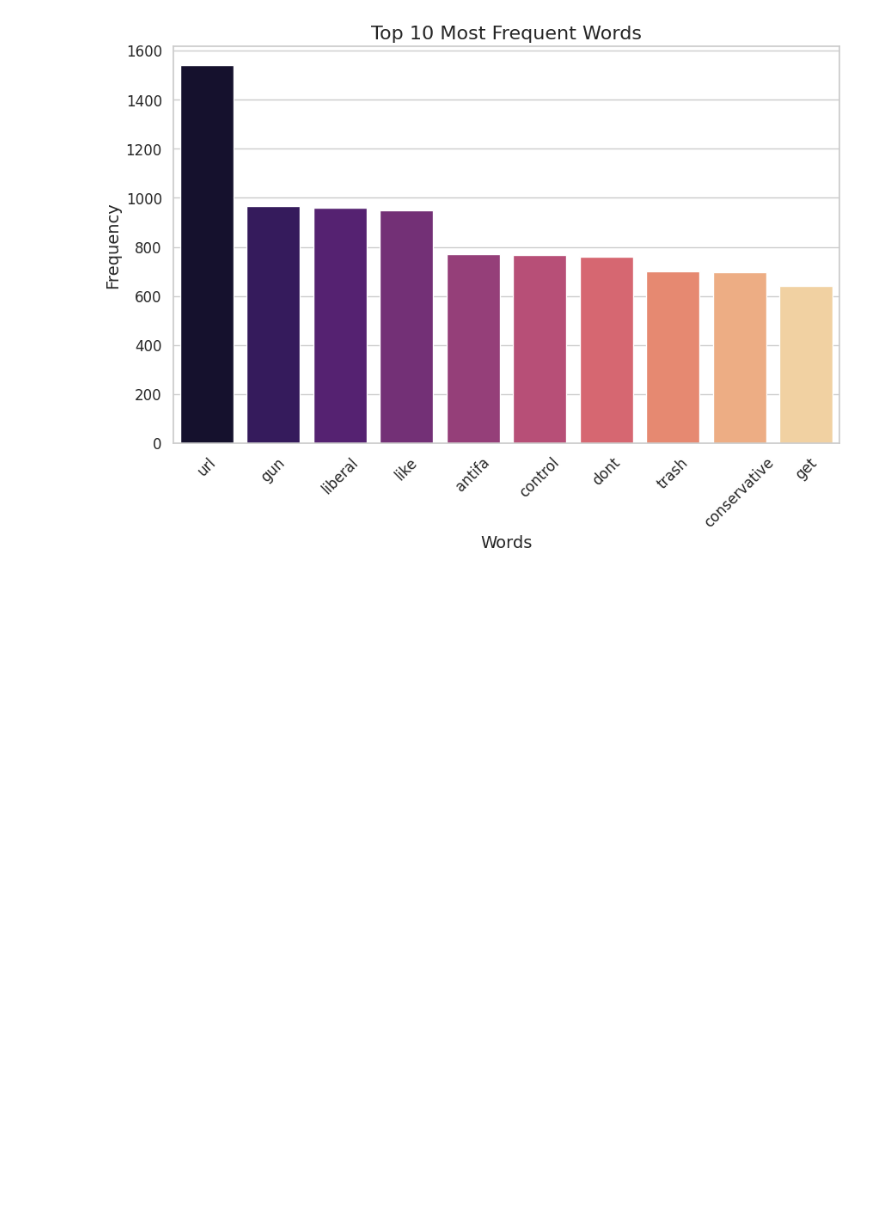
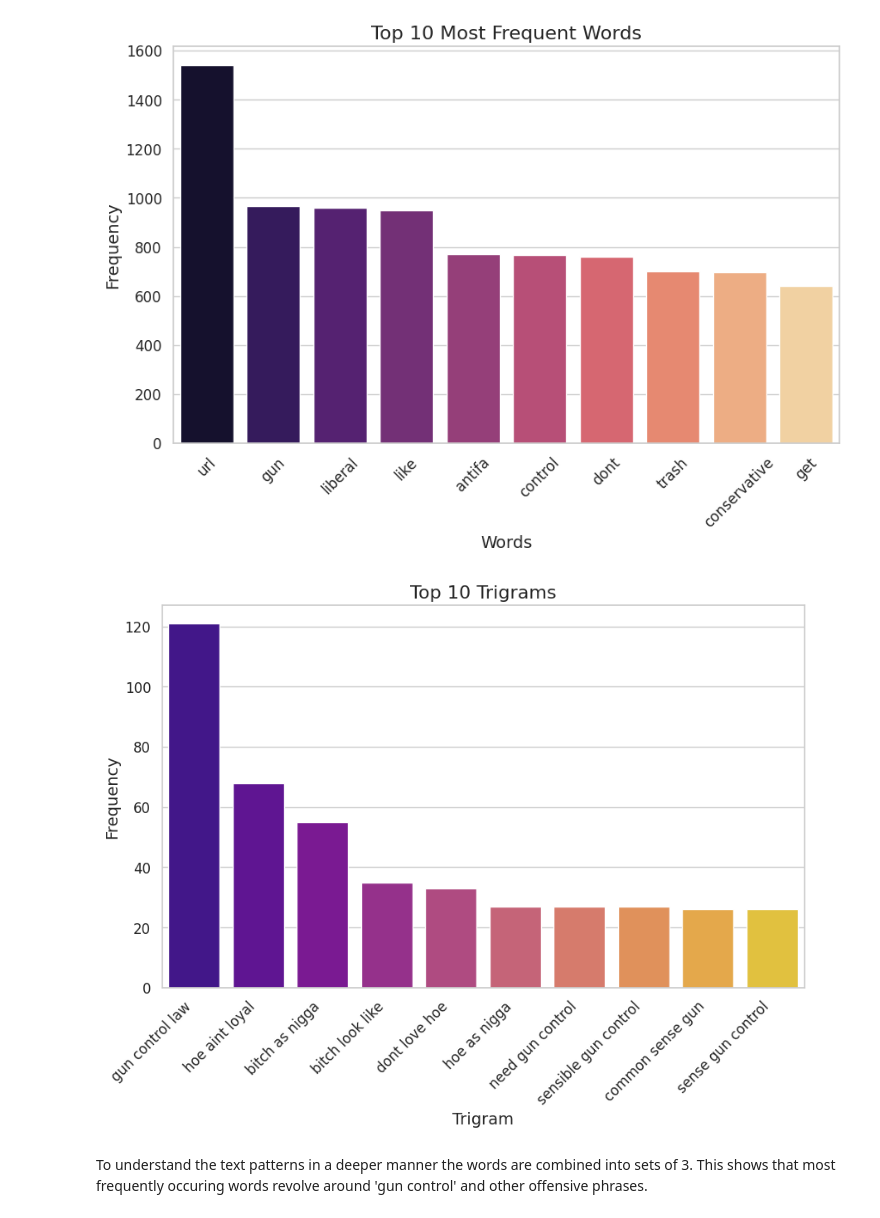
Before and after one commit to sumanapalle065/LLM-Assign3, a Jupyter notebook: LLM_Assign3.ipynb, the cells around one changed output. Drawn from its saved outputs; the diff is of its cells as text; code cells hidden in the pictures; blank space fills up the shorter version.

```diff
--- a/LLM_Assign3.ipynb
+++ b/LLM_Assign3.ipynb
@@ -258,3 +274,38 @@ llm_mtplot.legend([],[], frameon=False)
 llm_mtplot.show()
 # %% [output]
 [figure]
+# %%
+from sklearn.feature_extraction.text import CountVectorizer as CV
+
+alltexts = llm_offendata['text']
+
+# Use CountVectorizer to extract Trigrams
+llm_vectorizer = CV(ngram_range=(3, 3))
+X = llm_vectorizer.fit_transform(alltexts)
+
+# Get the Trigrams and their counts
+Trigrams_text = llm_vectorizer.get_feature_names_out()
+counts = X.toarray().sum(axis=0)
+
+# Create a DataFrame for bettr handling
+Trigram_freq_llm_offendata = llm_pds.DataFrame({
+    'Trigram': Trigrams_text,
+    'Frequency': counts
+})
+
+# Get the top 10 Trigrams by frequency
+top_10_Trigrams = Trigram_freq_llm_offendata.nlargest(10, 'Frequency')
+
+# Plot the top 10 trigrams
+llm_mtplot.figure(figsize=(10, 6))
+llm_senb.barplot(x=top_10_Trigrams['Trigram'], y=top_10_Trigrams['Frequency'], palette='plasma', hue=None, legend=False)
+llm_mtplot.title('Top 10 Trigrams', fontsize=16)
+llm_mtplot.xlabel('Trigram', fontsize=14)
+llm_mtplot.ylabel('Frequency', fontsize=14)
+llm_mtplot.xticks(fontsize=12, rotation=45, ha='right')
+llm_mtplot.yticks(fontsize=12)
+llm_mtplot.show()
+# %% [output]
+[figure, added]
+# %% [markdown]
+To understand the text patterns in a deeper manner the words are combined into sets of 3. This shows that most frequently occuring words revolve around 'gun control' and other offensive phrases.
```
Also changed, not shown: parts of 9 cells of this notebook.
